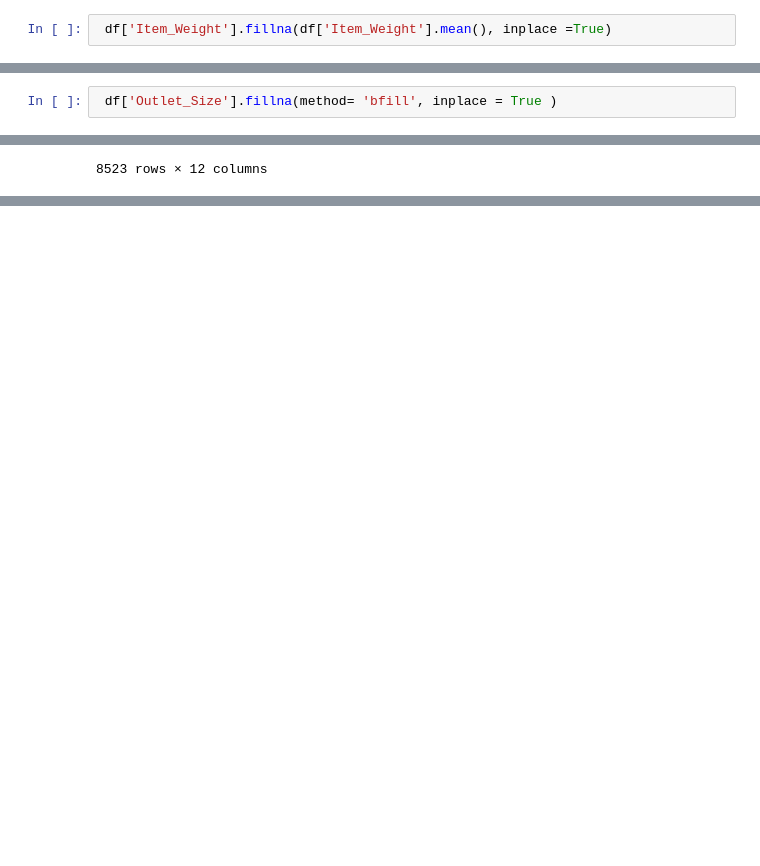
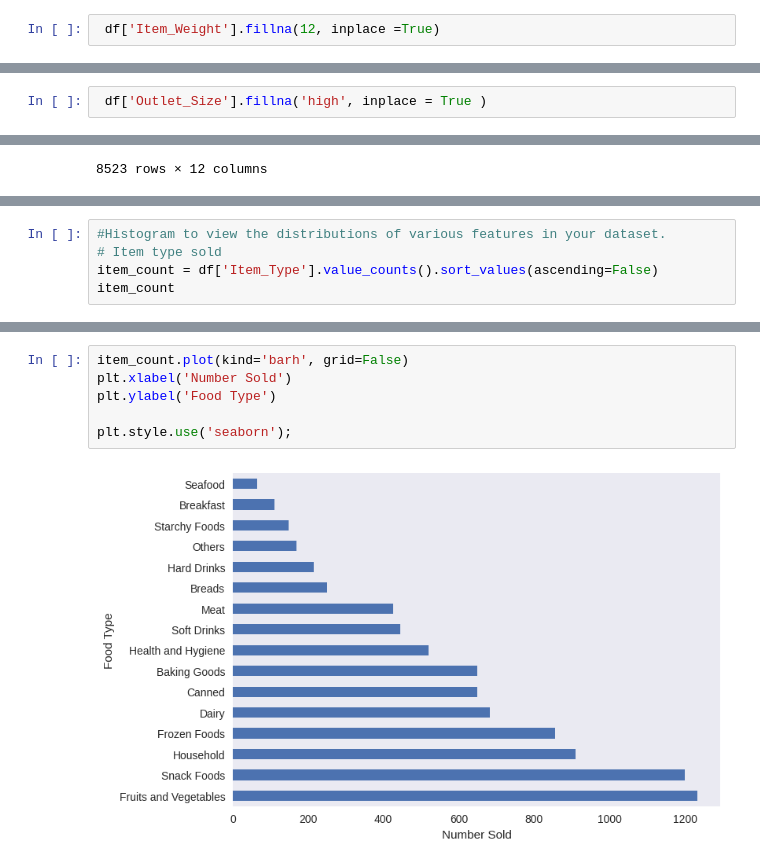
Before and after one commit to NotMaj/sales-predictions, a Jupyter notebook: Project_1.ipynb, the cells around one changed output, grey strips where cells are left out. Drawn from its saved outputs; the diff is of its cells as text; blank space fills up the shorter version.

```diff
--- a/Project_1.ipynb
+++ b/Project_1.ipynb
@@ -100,2 +100,2 @@ memory usage: 799.2+ KB
 # %%
- df['Item_Weight'].fillna(df['Item_Weight'].mean(), inplace =True)
+ df['Item_Weight'].fillna(12, inplace =True)
@@ -116,2 +109,2 @@ Name: Item_Weight, Length: 8523, dtype: float64
 # %%
- df['Outlet_Size'].fillna(method= 'bfill', inplace = True )
+ df['Outlet_Size'].fillna('high', inplace = True )
@@ -207,0 +239,5 @@ Name: Item_Outlet_Sales, dtype: float64
+# %%
+#Histogram to view the distributions of various features in your dataset.
+# Item type sold
+item_count = df['Item_Type'].value_counts().sort_values(ascending=False)
+item_count
@@ -207,0 +262,8 @@ Name: Item_Outlet_Sales, dtype: float64
+# %%
+item_count.plot(kind='barh', grid=False)
+plt.xlabel('Number Sold')
+plt.ylabel('Food Type')
+
+plt.style.use('seaborn');
+# %% [output]
+[figure, added]
```
Also changed, not shown: parts of 21 cells of this notebook.
